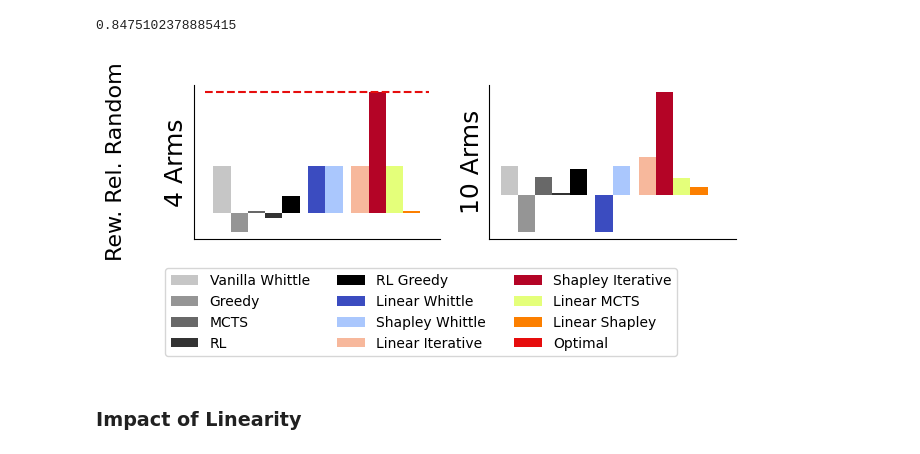
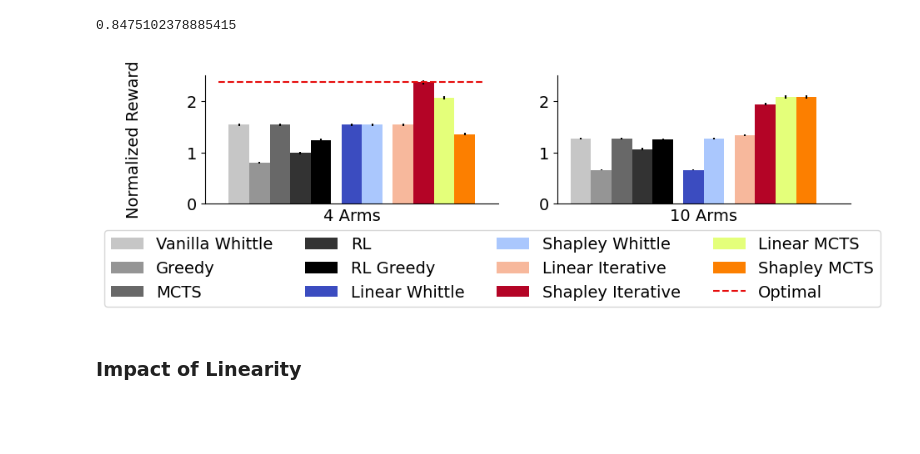
Before and after one commit to naveenr414/food-rescue-rmab, a Jupyter notebook: scripts/notebooks/Plotting.ipynb, the cells around one changed output. Cells and saved outputs as stored; diff of their text form; code cells hidden in the pictures; blank space fills up the shorter version.

```diff
--- a/scripts/notebooks/Plotting.ipynb
+++ b/scripts/notebooks/Plotting.ipynb
@@ -39,7 +39,7 @@ whittle_methods = ['linear_whittle','shapley_whittle_custom']
 iterative_methods = ['iterative_whittle','shapley_iterative_whittle']
 mcts = ['mcts_linear','mcts_shapley']
 non_baselines = whittle_methods + iterative_methods
-time_policies = ["shapley_iterative_whittle_100","shapley_iterative_whittle_10","shapley_iterative_whittle_1"]
+time_policies = ["shapley_iterative_whittle_100","shapley_iterative_whittle_10","shapley_iterative_whittle_1", "mcts_shapley_40","mcts_shapley_4"]
 
 greys = plt.cm.Greys(np.linspace(0, 1, len(baseline_methods)+1))
 vidris = plt.cm.coolwarm(np.linspace(0, 1, len(whittle_methods) + len(iterative_methods)))
@@ -60,7 +60,7 @@ colors_by_method['optimal'] = np.array([0.9,0.05,0.05,1.0])
 shapes_by_method = {}
 all_shapes = ['P','o','v','D','s','x','^','<','>']
 for i,m in enumerate(non_baselines+mcts+time_policies):
-    shapes_by_method[m] = all_shapes[i]
+    shapes_by_method[m] = all_shapes[i%len(all_shapes)]
 # %% [markdown]
 ## NeurIPS 2024 Plots
 # %% [markdown]
@@ -192,16 +198,16 @@ np.mean(a)
 # %% [output]
 0.8475102378885415
 # %%
-fig, axs = plt.subplots(1,2, figsize=(7, 2))
+fig, axs = plt.subplots(1,2, figsize=(10, 2))
 method_names = ['whittle_activity','greedy','mcts','dqn_step','dqn','linear_whittle','shapley_whittle_custom','iterative_whittle','shapley_iterative_whittle','mcts_linear','mcts_shapley','optimal']
-nice_names = ["Vanilla Whittle","Greedy","MCTS","RL","RL Greedy","Linear Whittle","Shapley Whittle","Linear Iterative","Shapley Iterative","Linear MCTS","Linear Shapley","Optimal"]
+nice_names = ["Vanilla Whittle","Greedy","MCTS","RL","RL Greedy","Linear Whittle","Shapley Whittle","Linear Iterative","Shapley Iterative","Linear MCTS","Shapley MCTS","Optimal"]
 width = 0.1
 n_arms = [4,10]
 
-baseline_params = {'volunteers_per_arm': 1, 'lamb': 0.5, 'budget': 2, 'n_arms': 4, 'time_limit': 100,'prob_distro': 'uniform'}
+baseline_params = {'volunteers_per_arm': 1, 'lamb': 0.5, 'budget': 2, 'n_arms': 4, 'time_limit': 100,'prob_distro': 'uniform','reward_type': 'max', 'prob_distro': 'one_time', 'n_episodes': 105}
 datasets = ['max_reward']
 reward_names = [""]
-params = [{'reward_type': 'max', 'prob_distro': 'one_time'}, ]
+params = [{}, ]
 
 x_locations = []
 shift = 0
@@ -209,54 +215,61 @@ for i in range(len(method_names)):
     if method_names[i] == 'linear_whittle':
         shift += 0.5
     elif method_names[i] == 'iterative_whittle':
         shift += 0.5
 
     x_locations.append((i+shift)*width)
 
 for i,n in enumerate(n_arms):
-    j = 0
     baseline_params['n_arms'] = n
     baseline_params['budget'] = n//2
     for k,m in enumerate(method_names):
         score_by_n = []
         std_by_n = []
 
         dataset = "baselines/all"
 
         if m in ['linear_whittle','shapley_whittle_custom','iterative_whittle','shapley_iterative_whittle','mcts_linear','mcts_shapley','optimal']:
-            dataset = "reward_variation/{}".format(datasets[j])
+            dataset = "reward_variation/max_reward"
 
         temp_params = deepcopy(baseline_params)
-        for p in params[j]:
-            temp_params[p] = params[j][p]
+        results = get_results_matching_parameters(dataset,"",temp_params)
+        num_data = 0
+        if len(results)>0:
+            num_data = len(results)*len(results[0]['greedy_reward'][0])
 
-        results = get_results_matching_parameters(dataset,"",temp_params)
-        results = aggregate_normalize_data(results,baseline="random")
-        if '{}_reward'.format(m) not in results:
-            results['{}_reward'.format(m)] = [0,0]
-        score_by_n.append(results['{}_reward'.format(m)][0])
-        std_by_n.append(results['{}_reward'.format(m)][1])
+        if num_data>0:
+            results = aggregate_normalize_data(results,baseline="random")
 
-        if m == 'optimal' and n == 4:
-            axs[i].hlines(score_by_n[0],-0.1,x_locations[-1],colors='green',linestyles='dashed',label='Optimal',color=colors_by_method[m])
+            if '{}_reward'.format(m) not in results:
+                results['{}_reward'.format(m)] = [0,0]
+            score_by_n.append(results['{}_reward'.format(m)][0])
+            std_by_n.append(results['{}_reward'.format(m)][1]/num_data**.5)
 
-        else:
-            axs[i].bar(x_locations[k],score_by_n,width=width,label=nice_names[k],color=colors_by_method[m])
+            if m == 'optimal' and n == 4:
+                axs[i].hlines(score_by_n[0],-0.1,x_locations[-1],colors='green',linestyles='dashed',label='Optimal',color=colors_by_method[m])
+
+            else:
+                axs[i].bar(x_locations[k],score_by_n,width=width,label=nice_names[k],color=colors_by_method[m],yerr=std_by_n)
 
     axs[i].set_xticks([])
-    axs[i].set_yticks([])
-    axs[i].set_xlabel(reward_names[j])
 
-axs[0].set_ylabel("4 Arms")
-axs[1].set_ylabel("10 Arms")
+    axs[i].set_yticks([0,1,2],[0,1,2],fontsize=14)
+    axs[i].set_ylim([0,2.5])
+    axs[i].set_xlabel("{} Arms".format(n),fontsize=14)
+
+
+axs[0].set_xlabel("4 Arms",fontsize=14)
+axs[1].set_xlabel("10 Arms",fontsize=14)
 
 handles, labels = axs[1].get_legend_handles_labels()
-fig.legend(handles, labels, loc='upper center',ncol=3,bbox_to_anchor=(0.45,0),fontsize=10)
+handles[-1] = plt.Line2D([0], [0], color=colors_by_method['optimal'], linestyle='--', label='Horizontal line')
 
-fig.supylabel("Rew. Rel. Random",fontsize=16,x=0)
+fig.legend(handles, labels, loc='upper center',ncol=4,bbox_to_anchor=(0.47,0),fontsize=14)
+
+fig.supylabel("Normalized Reward",fontsize=14,x=0.03)
 fig.savefig("../../results/figures/all_rewards_2.pdf",dpi=300, bbox_inches='tight')
 # %% [output]
-[figure, old version]
+[figure, new version]
 # %% [markdown]
 ### Impact of Linearity
 # %%
```
Also changed, not shown: parts of 16 cells of this notebook, 16 other files.
